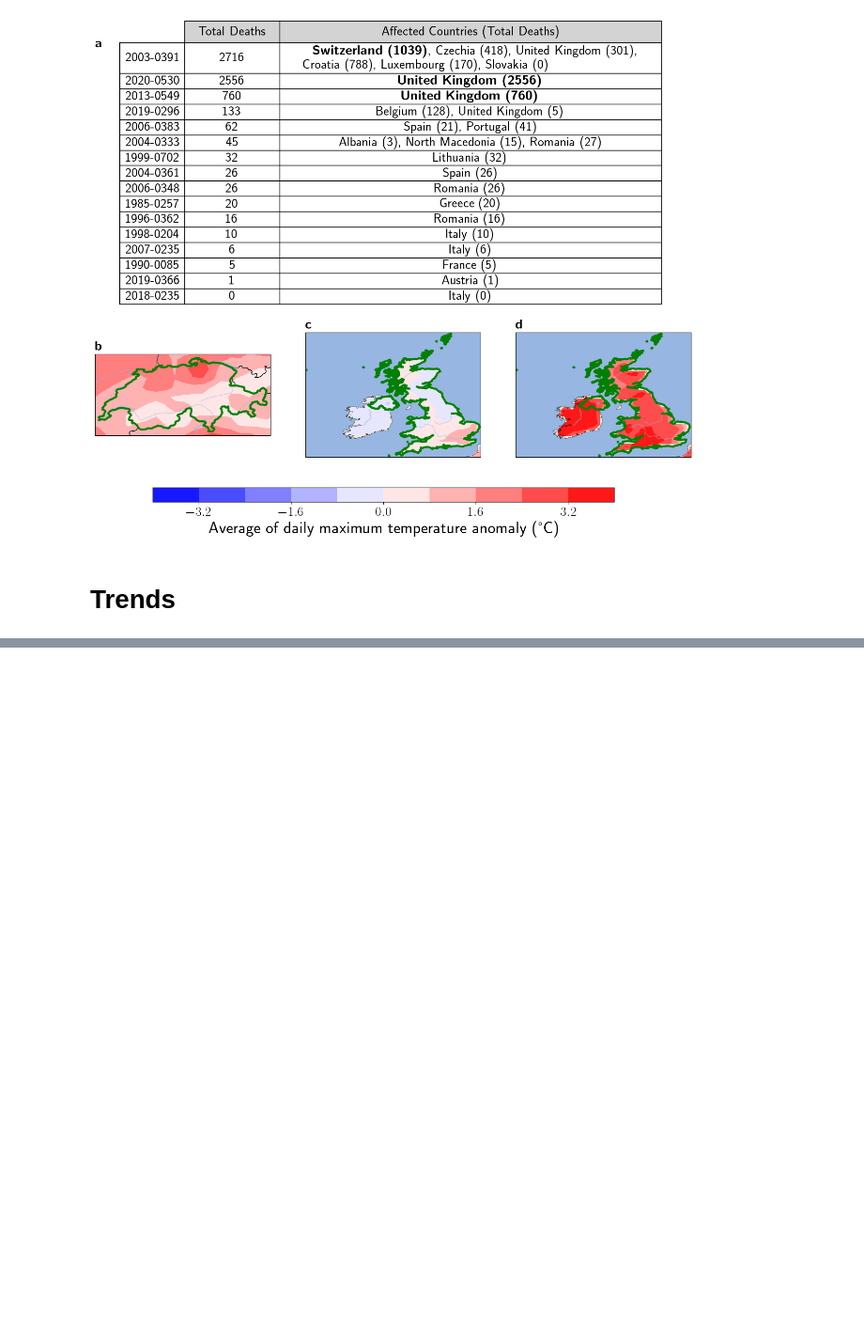
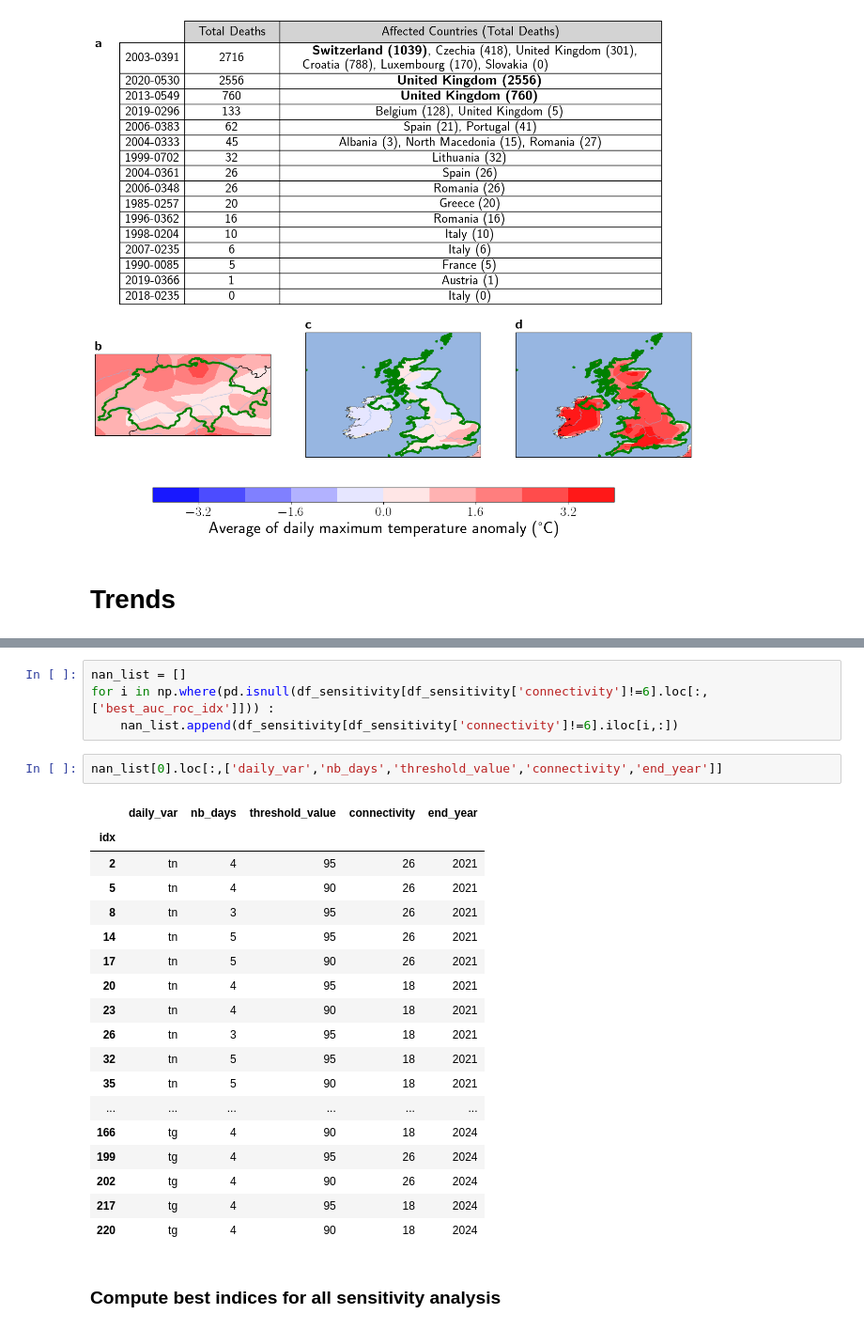
Before and after one commit to loumdt/extreme_htws_cc3d, a Jupyter notebook: Code/undetected_and_trends.ipynb, the cells around one changed output, grey strips where cells are left out. Shown at 94% size. Saved outputs shown, nothing was run; the diff lists cells and outputs as text; blank space fills up the shorter version.

```diff
--- a/Code/undetected_and_trends.ipynb
+++ b/Code/undetected_and_trends.ipynb
@@ -388,0 +444,27 @@ df_trends#.to_csv
+# %%
+nan_list = []
+for i in np.where(pd.isnull(df_sensitivity[df_sensitivity['connectivity']!=6].loc[:,['best_auc_roc_idx']])) :
+    nan_list.append(df_sensitivity[df_sensitivity['connectivity']!=6].iloc[i,:])
+# %%
+nan_list[0].loc[:,['daily_var','nb_days','threshold_value','connectivity','end_year']]
+# %% [output]
+|  | daily_var | nb_days | threshold_value | connectivity | end_year |
+| idx |  |  |  |  |  |
+| 2 | tn | 4 | 95 | 26 | 2021 |
+| 5 | tn | 4 | 90 | 26 | 2021 |
+| 8 | tn | 3 | 95 | 26 | 2021 |
+| 14 | tn | 5 | 95 | 26 | 2021 |
+| 17 | tn | 5 | 90 | 26 | 2021 |
+| 20 | tn | 4 | 95 | 18 | 2021 |
+| 23 | tn | 4 | 90 | 18 | 2021 |
+| 26 | tn | 3 | 95 | 18 | 2021 |
+| 32 | tn | 5 | 95 | 18 | 2021 |
+| 35 | tn | 5 | 90 | 18 | 2021 |
+| ... | ... | ... | ... | ... | ... |
+| 166 | tg | 4 | 90 | 18 | 2024 |
+| 199 | tg | 4 | 95 | 26 | 2024 |
+| 202 | tg | 4 | 90 | 26 | 2024 |
+| 217 | tg | 4 | 95 | 18 | 2024 |
+| 220 | tg | 4 | 90 | 18 | 2024 |
+# %% [markdown]
+### Compute best indices for all sensitivity analysis
```
Also changed, not shown: parts of 27 cells of this notebook.
